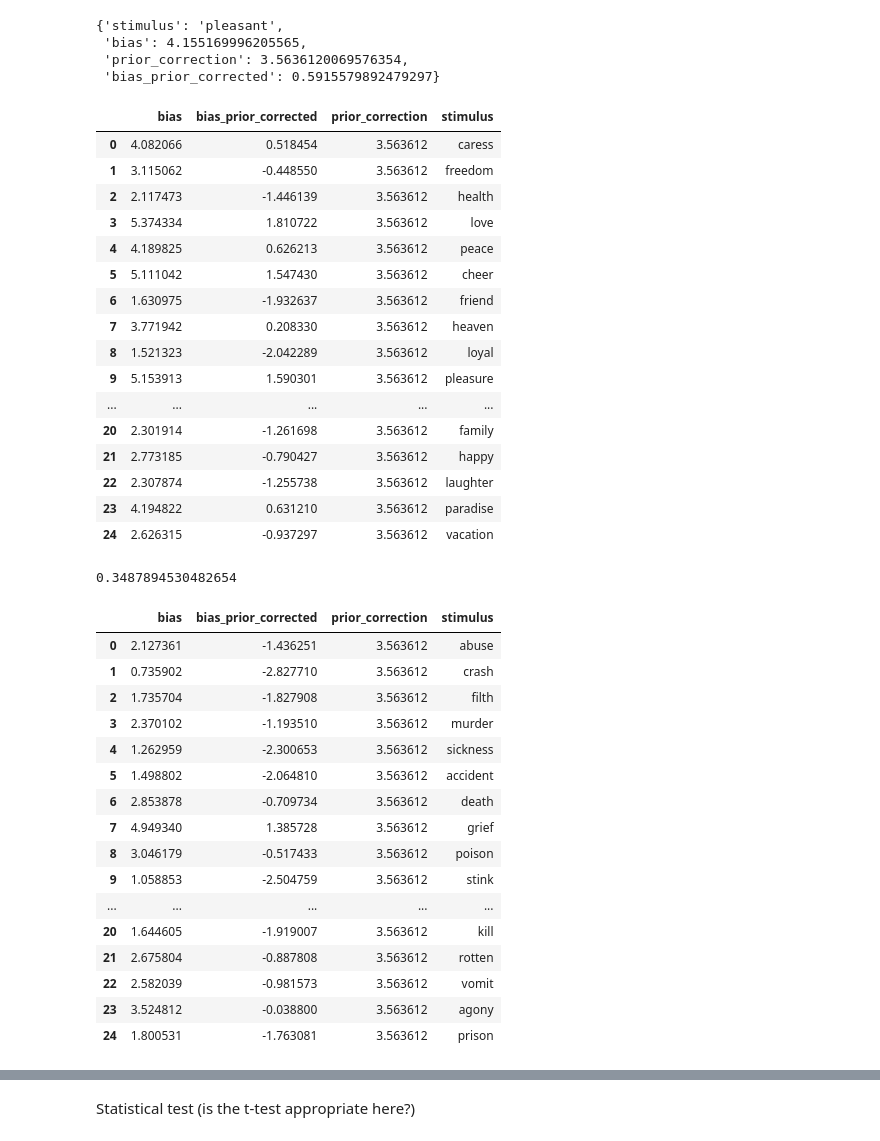
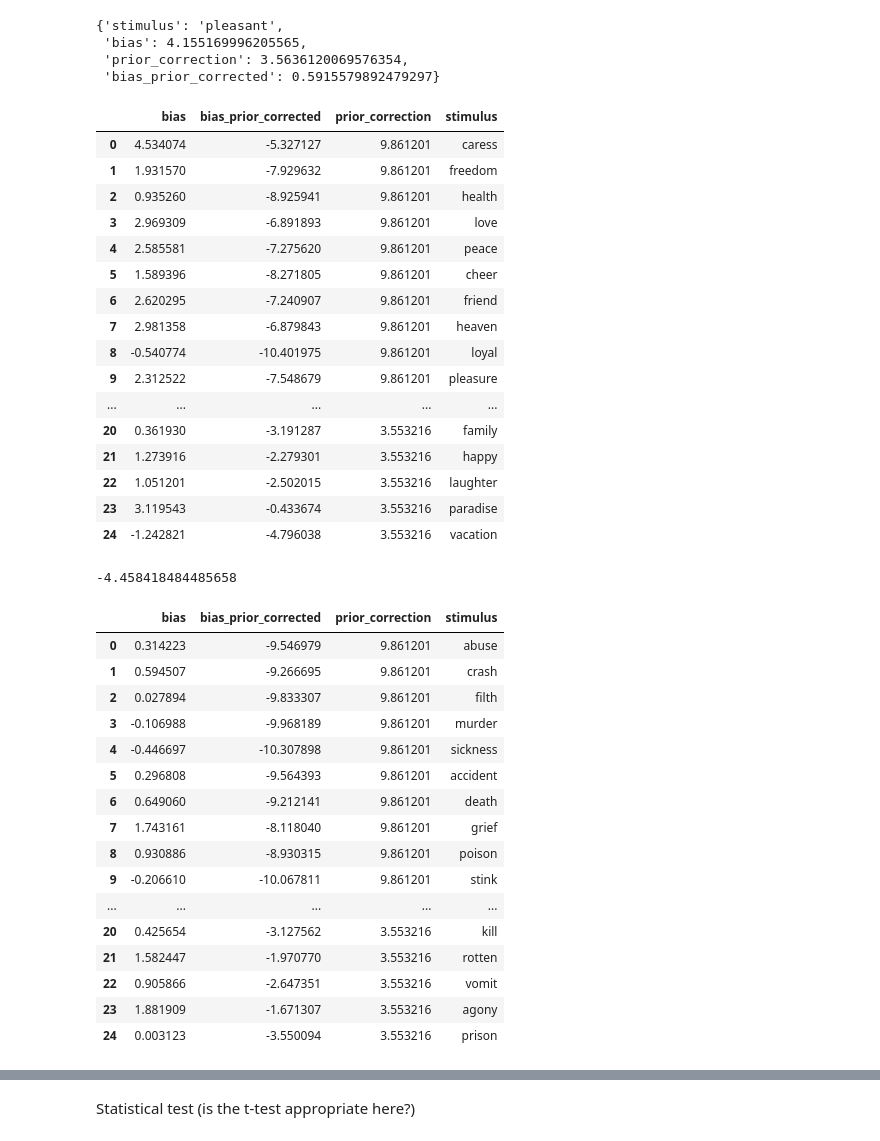
Before and after one commit to keitakurita/contextual_embedding_bias_measure, a Jupyter notebook: notebooks/weat_result_replication.ipynb, the cells around one changed output, grey strips where cells are left out. Cells and saved outputs as stored; diff of their text form; code cells hidden in the pictures.

```diff
--- a/notebooks/weat_result_replication.ipynb
+++ b/notebooks/weat_result_replication.ipynb
@@ -123,7 +171,9 @@ Words not in vocab are removed and target words are converted to adjectives when
 # insect_words = to_words("""ant, caterpillar, flea, locust, spider, bedbug, centipede, fly, maggot, tarantula,
 # bee, cockroach, gnat, mosquito, termite, beetle, cricket, hornet, moth, wasp, blackfly,
 # dragonfly, horsefly, roach, weevil""")
+flower_single_words = ["flower"]
 flower_words = ["flowers"]
+insect_single_words = ["bug"]
 insect_words = ["bugs"]
 pleasant_words = to_words("""caress, freedom, health, love, peace, cheer, friend, heaven, loyal, pleasure, diamond, gentle, honest, lucky, rainbow, diploma, gift, honor, miracle, sunrise, family,
 happy, laughter, paradise, vacation""", filter_oov=False)
@@ -147,51 +197,61 @@ bias_score("GGG are XXX.", [flower_words, insect_words], "pleasant")
 # %%
 from itertools import product
 # %%
-df1 = pd.DataFrame([bias_score("GGG are XXX.", [flower_words, insect_words], w) for w in pleasant_words])
+df1 = pd.concat([
+pd.DataFrame([bias_score("the GGG is XXX.",
+                         [flower_words, insect_words], w) for w in pleasant_words]),
+pd.DataFrame([bias_score("GGG are XXX.",
+                         [flower_single_words, insect_single_words], w) for w in pleasant_words]),
+])
 df1
 # %% [output]
 |  | bias | bias_prior_corrected | prior_correction | stimulus |
-| 0 | 4.082066 | 0.518454 | 3.563612 | caress |
-| 1 | 3.115062 | -0.448550 | 3.563612 | freedom |
-| 2 | 2.117473 | -1.446139 | 3.563612 | health |
-| 3 | 5.374334 | 1.810722 | 3.563612 | love |
-| 4 | 4.189825 | 0.626213 | 3.563612 | peace |
-| 5 | 5.111042 | 1.547430 | 3.563612 | cheer |
-| 6 | 1.630975 | -1.932637 | 3.563612 | friend |
-| 7 | 3.771942 | 0.208330 | 3.563612 | heaven |
-| 8 | 1.521323 | -2.042289 | 3.563612 | loyal |
-| 9 | 5.153913 | 1.590301 | 3.563612 | pleasure |
+| 0 | 4.534074 | -5.327127 | 9.861201 | caress |
+| 1 | 1.931570 | -7.929632 | 9.861201 | freedom |
+| 2 | 0.935260 | -8.925941 | 9.861201 | health |
+| 3 | 2.969309 | -6.891893 | 9.861201 | love |
+| 4 | 2.585581 | -7.275620 | 9.861201 | peace |
+| 5 | 1.589396 | -8.271805 | 9.861201 | cheer |
+| 6 | 2.620295 | -7.240907 | 9.861201 | friend |
+| 7 | 2.981358 | -6.879843 | 9.861201 | heaven |
+| 8 | -0.540774 | -10.401975 | 9.861201 | loyal |
+| 9 | 2.312522 | -7.548679 | 9.861201 | pleasure |
 | ... | ... | ... | ... | ... |
-| 20 | 2.301914 | -1.261698 | 3.563612 | family |
-| 21 | 2.773185 | -0.790427 | 3.563612 | happy |
-| 22 | 2.307874 | -1.255738 | 3.563612 | laughter |
-| 23 | 4.194822 | 0.631210 | 3.563612 | paradise |
-| 24 | 2.626315 | -0.937297 | 3.563612 | vacation |
+| 20 | 0.361930 | -3.191287 | 3.553216 | family |
+| 21 | 1.273916 | -2.279301 | 3.553216 | happy |
+| 22 | 1.051201 | -2.502015 | 3.553216 | laughter |
+| 23 | 3.119543 | -0.433674 | 3.553216 | paradise |
+| 24 | -1.242821 | -4.796038 | 3.553216 | vacation |
 # %%
 df1["bias_prior_corrected"].mean()
 # %% [output]
-0.3487894530482654
+-4.458418484485658
 # %%
-df2 = pd.DataFrame([bias_score("GGG are XXX.", [flower_words, insect_words], w) for w in unpleasant_words])
+df2 = pd.concat([
+pd.DataFrame([bias_score("the GGG is XXX.",
+                         [flower_words, insect_words], w) for w in unpleasant_words]),
+pd.DataFrame([bias_score("GGG are XXX.",
+                         [flower_single_words, insect_single_words], w) for w in unpleasant_words]),
+])
 df2
 # %% [output]
 |  | bias | bias_prior_corrected | prior_correction | stimulus |
-| 0 | 2.127361 | -1.436251 | 3.563612 | abuse |
-| 1 | 0.735902 | -2.827710 | 3.563612 | crash |
-| 2 | 1.735704 | -1.827908 | 3.563612 | filth |
-| 3 | 2.370102 | -1.193510 | 3.563612 | murder |
-| 4 | 1.262959 | -2.300653 | 3.563612 | sickness |
-| 5 | 1.498802 | -2.064810 | 3.563612 | accident |
-| 6 | 2.853878 | -0.709734 | 3.563612 | death |
-| 7 | 4.949340 | 1.385728 | 3.563612 | grief |
-| 8 | 3.046179 | -0.517433 | 3.563612 | poison |
-| 9 | 1.058853 | -2.504759 | 3.563612 | stink |
+| 0 | 0.314223 | -9.546979 | 9.861201 | abuse |
+| 1 | 0.594507 | -9.266695 | 9.861201 | crash |
+| 2 | 0.027894 | -9.833307 | 9.861201 | filth |
+| 3 | -0.106988 | -9.968189 | 9.861201 | murder |
+| 4 | -0.446697 | -10.307898 | 9.861201 | sickness |
+| 5 | 0.296808 | -9.564393 | 9.861201 | accident |
+| 6 | 0.649060 | -9.212141 | 9.861201 | death |
+| 7 | 1.743161 | -8.118040 | 9.861201 | grief |
+| 8 | 0.930886 | -8.930315 | 9.861201 | poison |
+| 9 | -0.206610 | -10.067811 | 9.861201 | stink |
 | ... | ... | ... | ... | ... |
-| 20 | 1.644605 | -1.919007 | 3.563612 | kill |
-| 21 | 2.675804 | -0.887808 | 3.563612 | rotten |
-| 22 | 2.582039 | -0.981573 | 3.563612 | vomit |
-| 23 | 3.524812 | -0.038800 | 3.563612 | agony |
-| 24 | 1.800531 | -1.763081 | 3.563612 | prison |
+| 20 | 0.425654 | -3.127562 | 3.553216 | kill |
+| 21 | 1.582447 | -1.970770 | 3.553216 | rotten |
+| 22 | 0.905866 | -2.647351 | 3.553216 | vomit |
+| 23 | 1.881909 | -1.671307 | 3.553216 | agony |
+| 24 | 0.003123 | -3.550094 | 3.553216 | prison |
 # %%
 df2["bias_prior_corrected"].mean()
 # %% [output]
```
Also changed, not shown: parts of 70 cells of this notebook, 1 other file.
